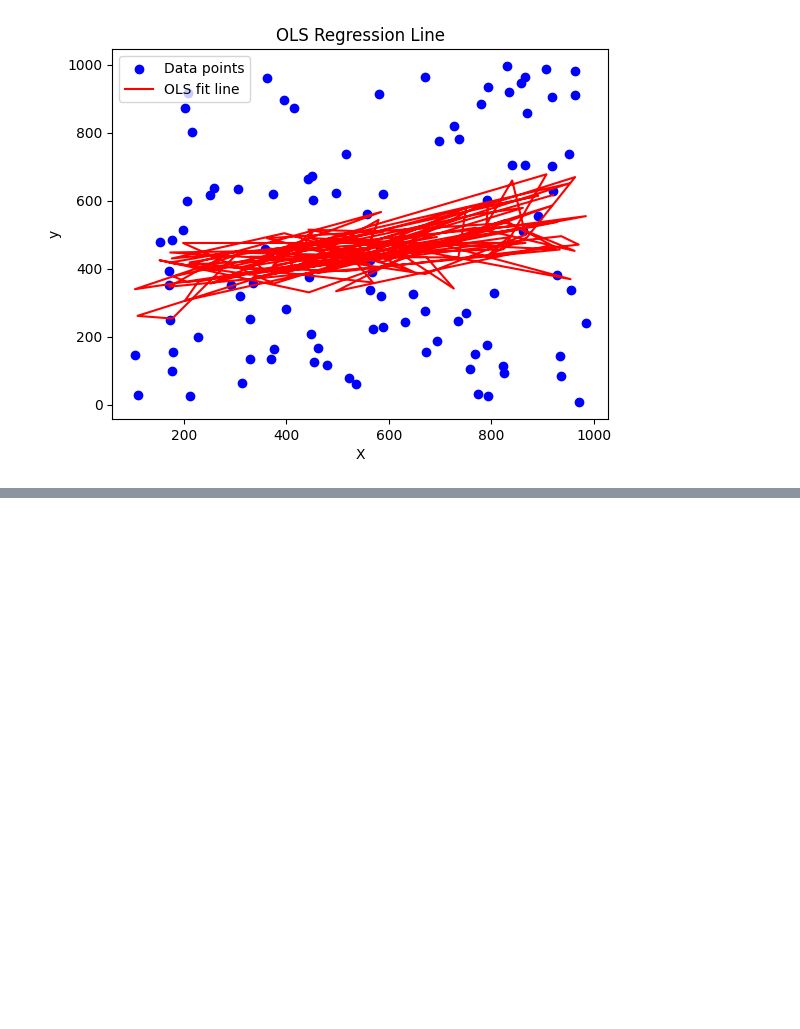
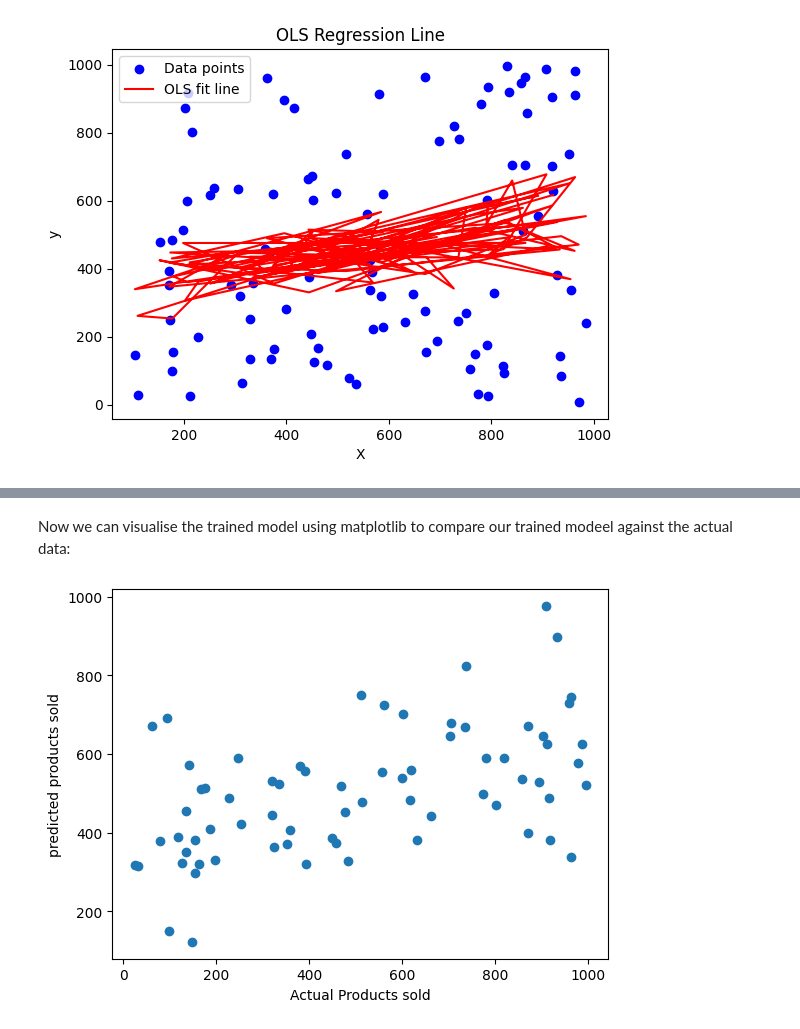
Before and after one commit to abbasjdev/Jupyter_Public, a Jupyter notebook: Supply Chain NB.ipynb, the cells around one changed output, grey strips where cells are left out. Saved outputs shown, nothing was run; the diff lists cells and outputs as text; code cells hidden in the pictures; blank space fills up the shorter version.

```diff
--- a/Supply Chain NB.ipynb
+++ b/Supply Chain NB.ipynb
@@ -175,0 +254,4 @@ Action plans: Get more data if available.
+# %%
+from sklearn.model_selection import train_test_split
+
+X_train, X_test, Y_train, Y_test = train_test_split(X,Y, test_size=.3, random_state=0) ##This will split the test size to 30% of the total dataframe, using 70% for training the model.
@@ -175,0 +260,5 @@ Action plans: Get more data if available.
+# %%
+from sklearn.linear_model import LinearRegression
+lr = LinearRegression()
+
+lr.fit(X_train, Y_train)
@@ -175,0 +285,5 @@ Action plans: Get more data if available.
+# %%
+##We can now use the lr.predict fucntion to predict y based on x inputs from training set
+y_pred_train = lr.predict(X_train)
+
+y_pred_train
@@ -175,0 +309,10 @@ Action plans: Get more data if available.
+# %% [markdown]
+Now we can visualise the trained model using matplotlib to compare our trained modeel against the actual data:
+# %%
+import matplotlib.pyplot as plt
+plt.scatter(Y_train,y_pred_train)
+plt.xlabel("Actual Products sold")
+plt.ylabel("predicted products sold")
+plt.show()
+# %% [output]
+[figure, added]
```
Also changed, not shown: parts of 17 cells of this notebook.
